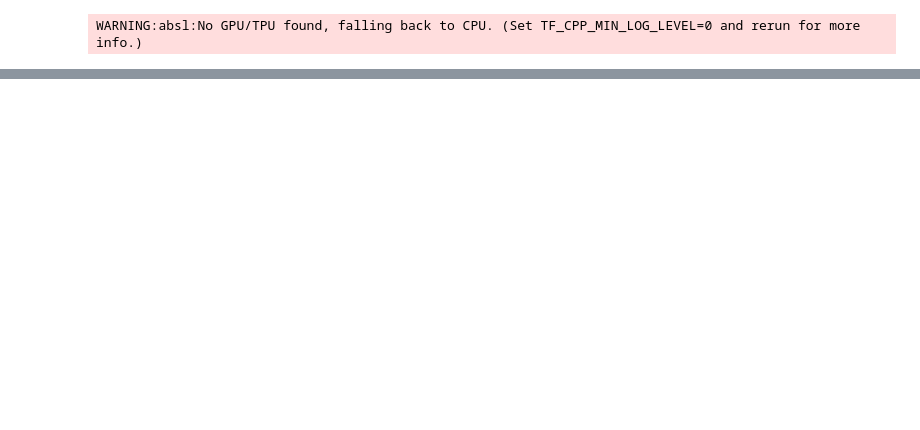
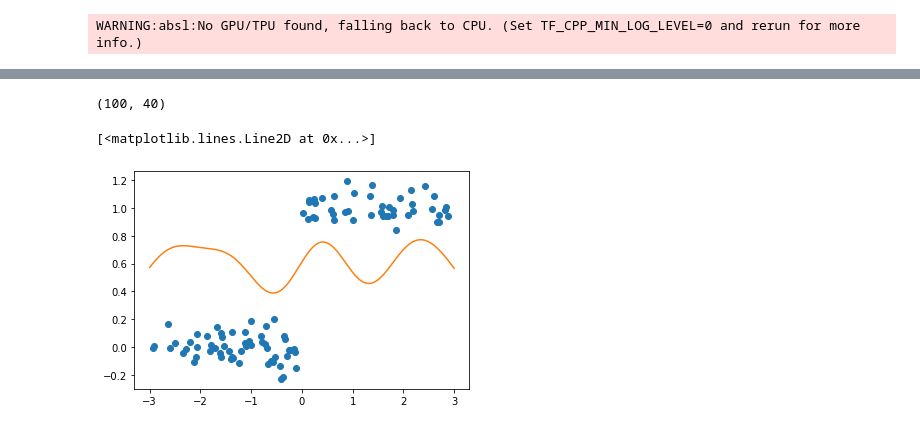
Before and after one commit to jejjohnson/GPJax-1, a Jupyter notebook: examples/spectral.ipynb, the cells around one changed output, grey strips where cells are left out. Drawn from its saved outputs; the diff is of its cells as text; code cells hidden in the pictures; blank space fills up the shorter version.

```diff
--- a/examples/spectral.ipynb
+++ b/examples/spectral.ipynb
@@ -124,0 +124,4 @@ ax.legend(loc="best")
+# %%
+phif.shape
+# %% [output]
+(100, 40)
@@ -124,0 +134,15 @@ ax.legend(loc="best")
+# %%
+R = Rt.T
+# %%
+RtiPhit = solve_triangular(Rt, phif.T)
+Rtiphity = jnp.matmul(RtiPhit, y)
+# %%
+alpha = sigma_nought / m * solve_triangular(R, Rtiphity, lower=False)
+# %%
+mu = jnp.matmul(phistar, alpha)
+# %%
+plt.plot(X, y, "o")
+plt.plot(Xtest, mu)
+# %% [output]
+[<matplotlib.lines.Line2D at 0x...>]
+[figure, added]
```
Also changed, not shown: parts of 19 cells of this notebook, 2 other files.
